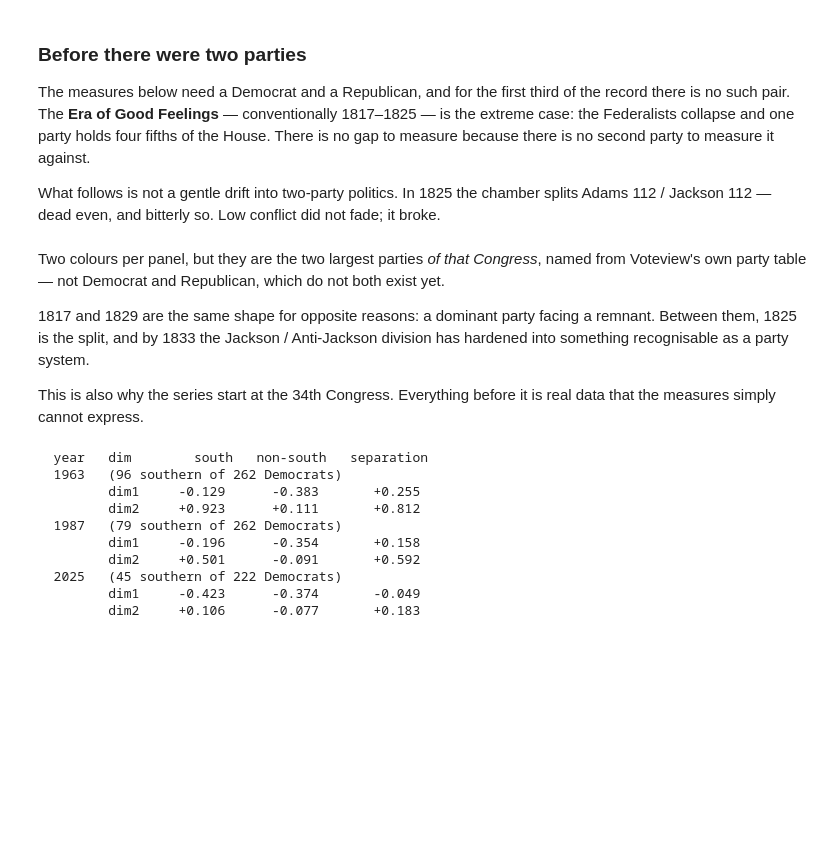
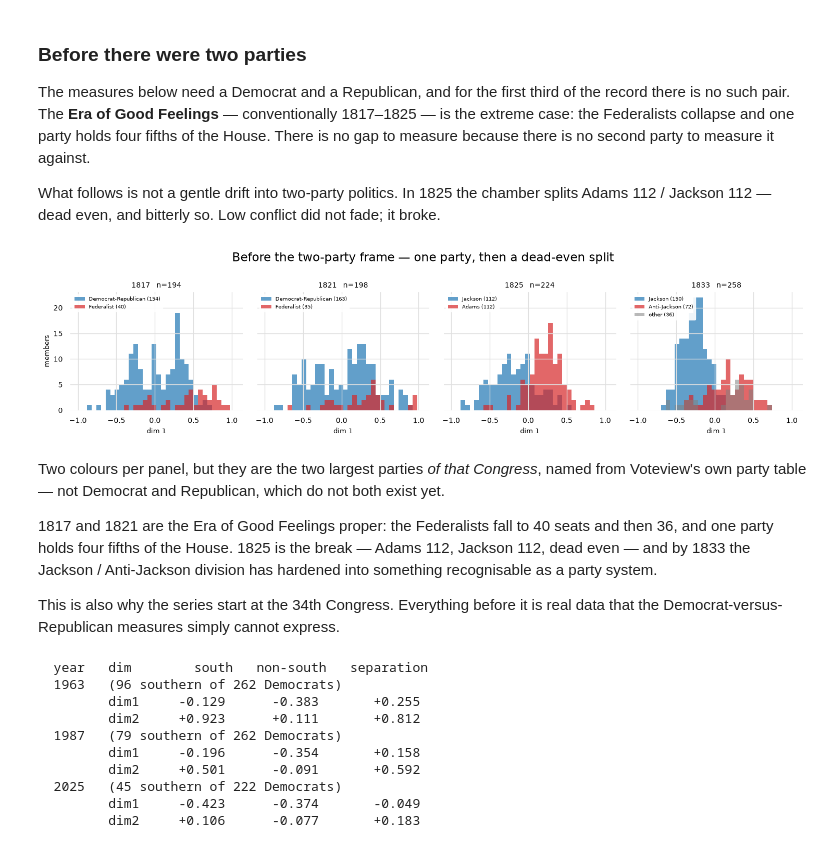
Before and after one commit to glyfish/meida, a Jupyter notebook: notebooks/voteview/nominate.ipynb, the cells around one changed output. Cells and saved outputs as stored; diff of their text form; code cells hidden in the pictures; blank space fills up the shorter version.

```diff
--- a/notebooks/voteview/nominate.ipynb
+++ b/notebooks/voteview/nominate.ipynb
@@ -185,35 +187,38 @@ splits Adams 112 / Jackson 112 — dead even, and bitterly so. Low conflict did
 not fade; it broke.
 # %%
 fig, axes = pyplot.subplots(1, 4, figsize=(15, 3.8), sharex=True, sharey=True)
-for ax, congress in zip(axes, (15, 21, 19, 23)):
+for ax, congress in zip(axes, (15, 17, 19, 23)):
     groups = sorted(((p, v) for (c, ch, p), v in scores.items()
                      if c == congress and ch == "House"),
                     key=lambda kv: -len(kv[1]))
     total = sum(len(v) for _, v in groups)
     for (party, values), colour in zip(groups[:2], ("tab:blue", "tab:red")):
         ax.hist(values, bins=BINS, color=colour, alpha=0.7,
                 label=f"{PARTY_NAME.get(party, party)} ({len(values)})")
     rest = [x for _, v in groups[2:] for x in v]
     if rest:
         ax.hist(rest, bins=BINS, color="grey", alpha=0.55, label=f"other ({len(rest)})")
     ax.set_title(f"{1789 + (congress - 1) * 2}   n={total}", fontsize=10)
     ax.set_xlabel("dim 1", fontsize=9)
     ax.legend(fontsize=7, loc="upper left", framealpha=0.9)
 axes[0].set_ylabel("members", fontsize=9)
 fig.suptitle("Before the two-party frame — one party, then a dead-even split")
 fig.tight_layout()
+# %% [output]
+[figure, added]
 # %% [markdown]
 Two colours per panel, but they are the two largest parties *of that Congress*,
 named from Voteview's own party table — not Democrat and Republican, which do
 not both exist yet.
 
-1817 and 1829 are the same shape for opposite reasons: a dominant party facing
-a remnant. Between them, 1825 is the split, and by 1833 the Jackson /
+1817 and 1821 are the Era of Good Feelings proper: the Federalists fall to 40
+seats and then 36, and one party holds four fifths of the House. 1825 is the
+break — Adams 112, Jackson 112, dead even — and by 1833 the Jackson /
 Anti-Jackson division has hardened into something recognisable as a party
 system.
 
 This is also why the series start at the 34th Congress. Everything before it is
-real data that the measures simply cannot express.
+real data that the Democrat-versus-Republican measures simply cannot express.
 # %%
 SOUTH = {"AL", "AR", "FL", "GA", "LA", "MS", "NC", "SC", "TN", "TX", "VA"}
 
```
Also changed, not shown: parts of 4 cells of this notebook.
